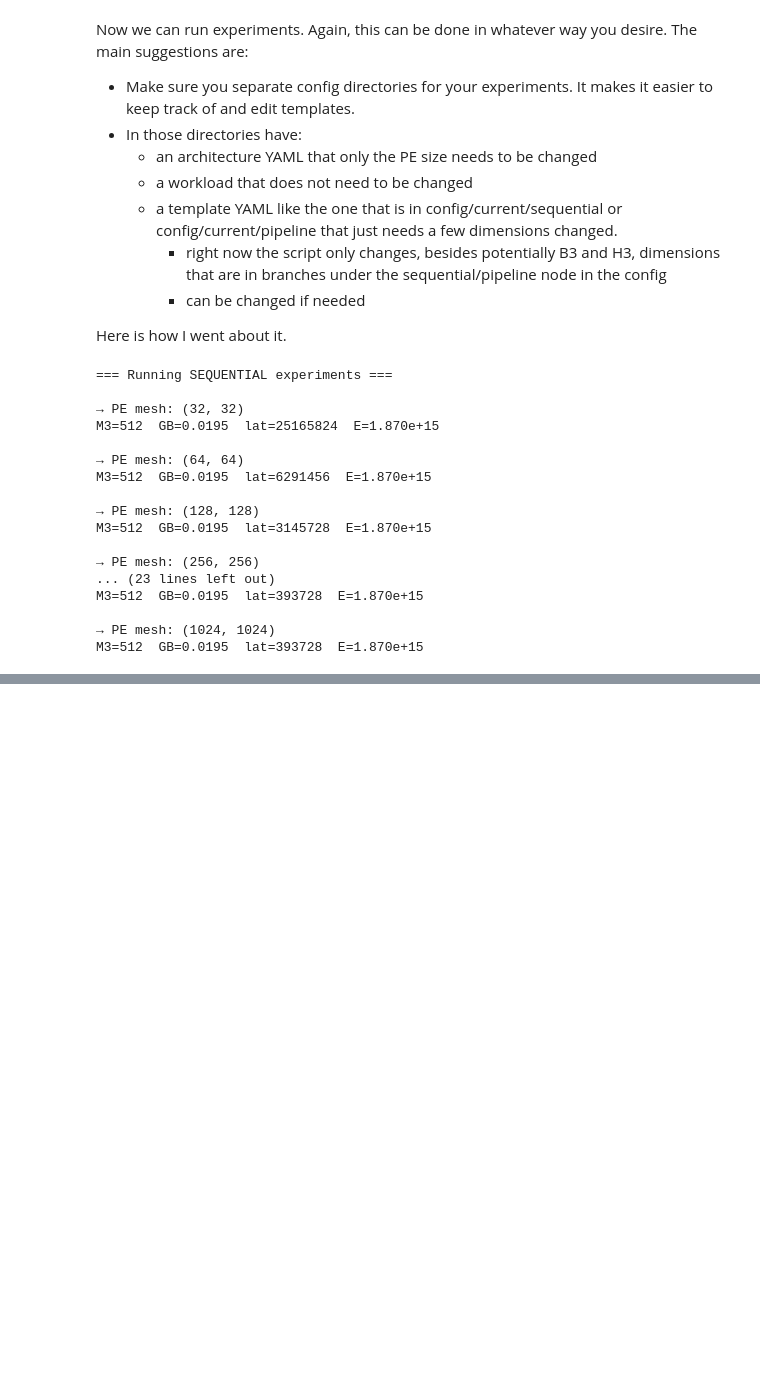
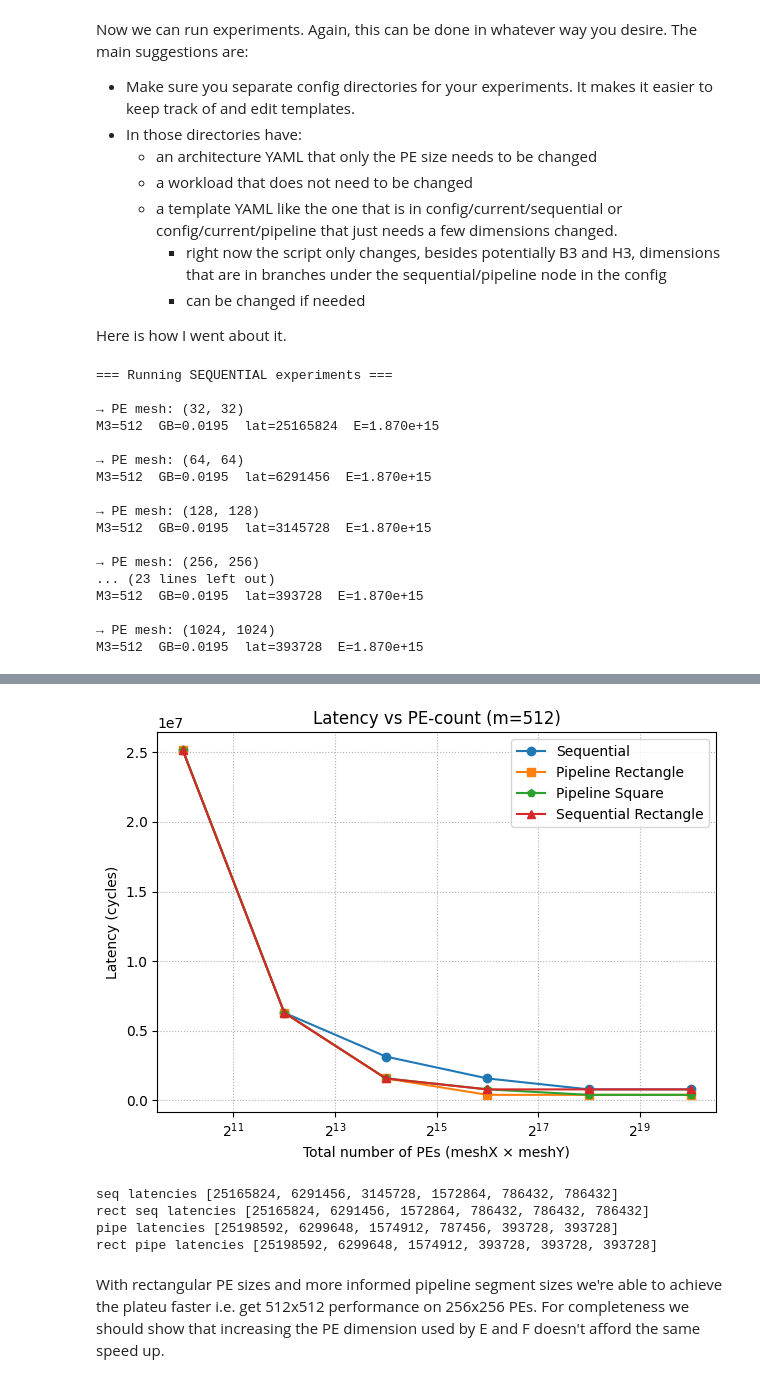
Before and after one commit to brieonbread/6.5931-FLAT-project, a Jupyter notebook: workspace/notebook/experiments.ipynb, the cells around one changed output, grey strips where cells are left out. Saved outputs shown, nothing was run; the diff lists cells and outputs as text; code cells hidden in the pictures; blank space fills up the shorter version.

Commit message:
rectangle pe array, notes from check in 3

```diff
--- a/workspace/notebook/experiments.ipynb
+++ b/workspace/notebook/experiments.ipynb
@@ -204,0 +464,41 @@ M3=512  GB=0.0195  lat=393728  E=1.870e+15
+# %%
+import matplotlib.pyplot as plt
+
+m_plot = 512  # choose which m-value to compare
+
+pe_counts_rect = []
+lat_seq_rect    = []
+lat_pipe_rect   = []
+
+for mesh in pe_mesh_sizes_rect:
+    pe_counts_rect.append(mesh[0] * mesh[1])
+    lat_seq_rect.append( all_results_rect['sequential'][mesh][m_plot]['latency'] )
+    lat_pipe_rect.append( all_results_rect['pipeline'][mesh][m_plot]['latency'] )
+
+plt.figure()
+plt.plot(pe_counts, lat_seq,  marker='o', label='Sequential')
+plt.plot(pe_counts, lat_pipe_rect, marker='s', label='Pipeline Rectangle')
+plt.plot(pe_counts, lat_pipe, marker='p', label='Pipeline Square')
+plt.plot(pe_counts, lat_seq_rect,  marker='^', label='Sequential Rectangle')
+plt.xscale('log',  base=2)              # since meshes double
+plt.xlabel('Total number of PEs (meshX × meshY)')
+plt.ylabel('Latency (cycles)')
+plt.title(f'Latency vs PE-count (m={m_plot})')
+plt.grid(True, which='both', ls=':')
+plt.legend()
+plt.tight_layout()
+plt.show()
+
+print("seq latencies", lat_seq)
+print("rect seq latencies", lat_seq_rect)
+print("pipe latencies", lat_pipe)
+print("rect pipe latencies", lat_pipe_rect)
+# %% [output]
+[figure, added]
+seq latencies [25165824, 6291456, 3145728, 1572864, 786432, 786432]
+rect seq latencies [25165824, 6291456, 1572864, 786432, 786432, 786432]
+pipe latencies [25198592, 6299648, 1574912, 787456, 393728, 393728]
+rect pipe latencies [25198592, 6299648, 1574912, 393728, 393728, 393728]
+# %% [markdown]
+With rectangular PE sizes and more informed pipeline segment sizes we're able to achieve the plateu faster i.e. get 512x512 performance on 256x256 PEs.
+For completeness we should show that increasing the PE dimension used by E and F doesn't afford the same speed up.
```
Also changed, not shown: parts of 8 cells of this notebook.
